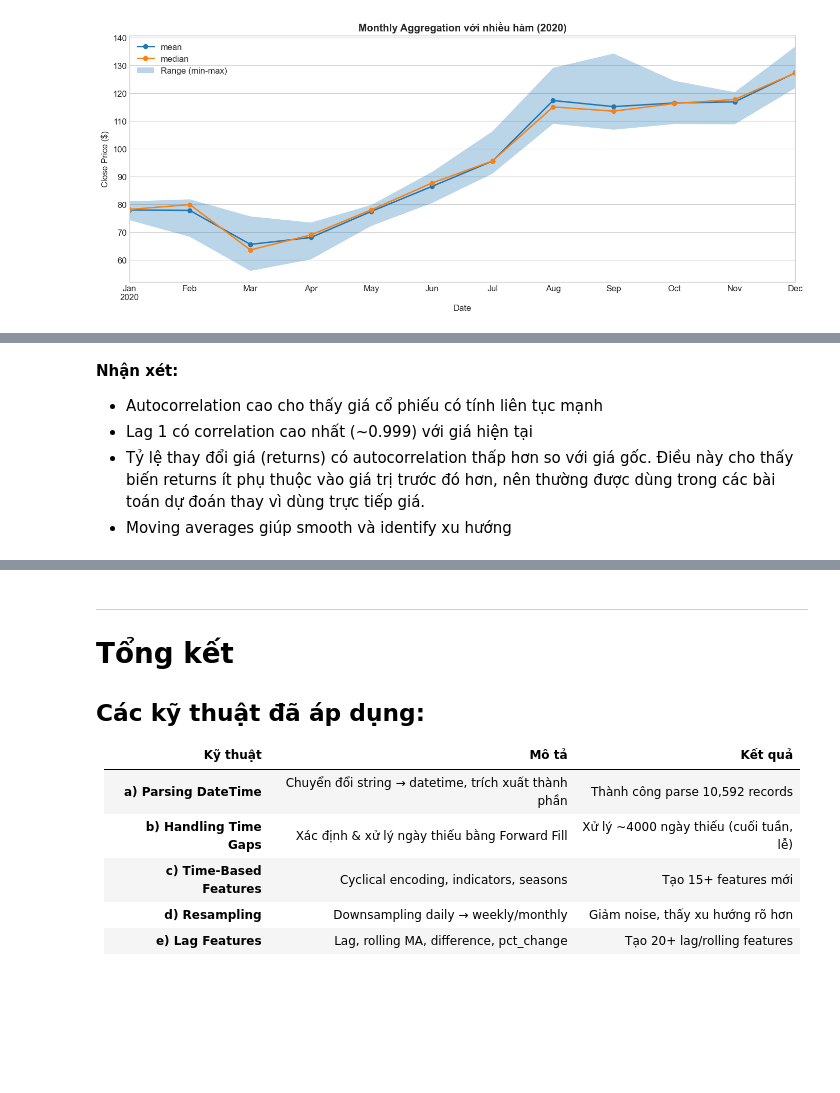
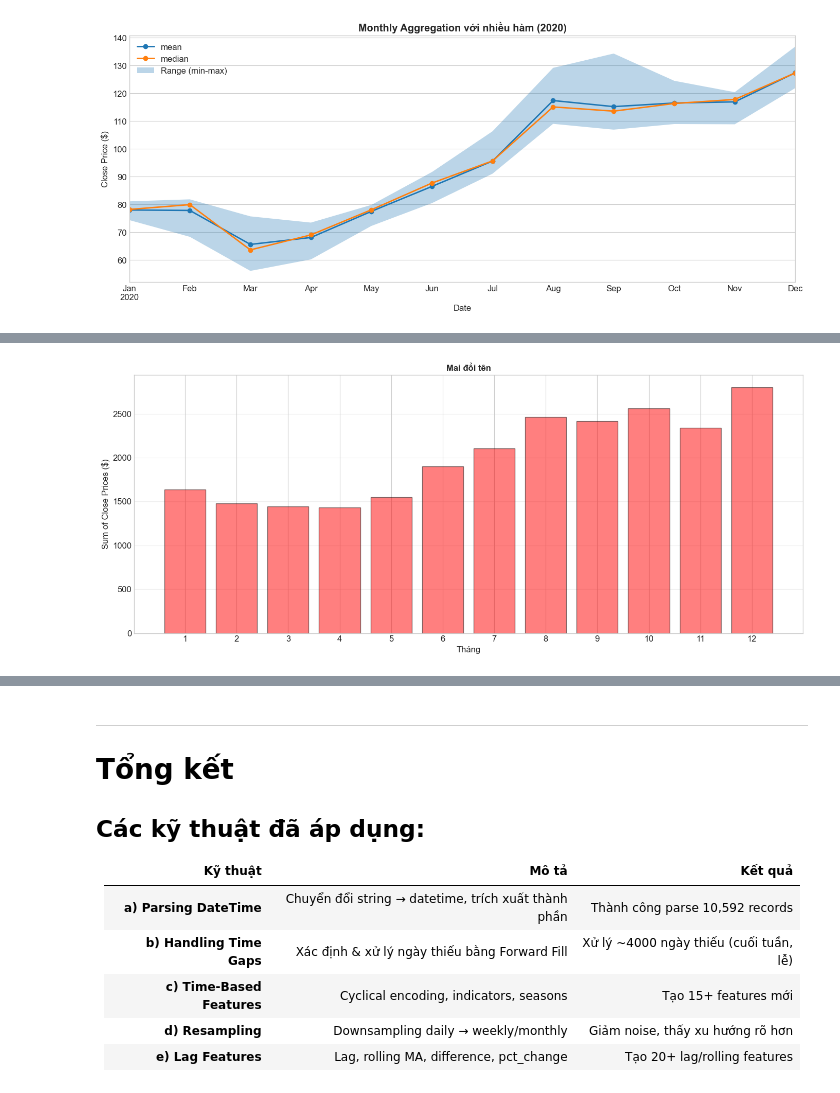
Before and after one commit to thloc1212/DataMiningLab1, a Jupyter notebook: notebooks/04_temporal_preprocessing.ipynb, the cells around one changed output, grey strips where cells are left out. Saved outputs shown, nothing was run; the diff lists cells and outputs as text; code cells hidden in the pictures; blank space fills up the shorter version.

```diff
--- a/notebooks/04_temporal_preprocessing.ipynb
+++ b/notebooks/04_temporal_preprocessing.ipynb
@@ -732,12 +808,14 @@ Lấy dữ liệu giá đóng cửa trong năm 2020
 # %%
-close_2020 = df_indexed.loc['2020', 'Close']
+close_2020 = df_cauc.loc['2020', 'Close']
 monthly_close = close_2020.resample('M')
 
 df_agg = pd.DataFrame()
 df_agg['mean'] = monthly_close.mean()
-df_agg['median'] = monthly_close.median()
 df_agg['min'] = monthly_close.min()
 df_agg['max'] = monthly_close.max()
-df_agg['Std'] = monthly_close.std()
+df_agg['sum'] = monthly_close.sum()
+df_agg['median'] = monthly_close.median()
+df_agg['std'] = monthly_close.std()
 
-df_agg.head()
+print("Bảng so sánh các Aggregation Functions (Monthly resampling - 2020):")
+df_agg
@@ -889,6 +852,15 @@ plt.show()
-# %% [markdown]
-**Nhận xét:**
-- Autocorrelation cao cho thấy giá cổ phiếu có tính liên tục mạnh
-- Lag 1 có correlation cao nhất (~0.999) với giá hiện tại
-- Tỷ lệ thay đổi giá (returns) có autocorrelation thấp hơn so với giá gốc. Điều này cho thấy biến returns ít phụ thuộc vào giá trị trước đó hơn, nên thường được dùng trong các bài toán dự đoán thay vì dùng trực tiếp giá.
-- Moving averages giúp smooth và identify xu hướng
+# %%
+fig, ax = plt.subplots(figsize=(14, 6))
+
+ax.bar(df_agg.index.month, df_agg['sum'].values, color='red', alpha=0.5, edgecolor='black')
+ax.set_title('Mai đổi tên',
+                   fontweight='bold', fontsize=12)
+ax.set_xlabel('Tháng')
+ax.set_ylabel('Sum of Close Prices ($)')
+ax.set_xticks(range(1, 13))
+ax.grid(axis='y', alpha=0.3)
+
+plt.tight_layout()
+plt.show()
+# %% [output]
+[figure, added]
```
Also changed, not shown: parts of 136 cells of this notebook.
